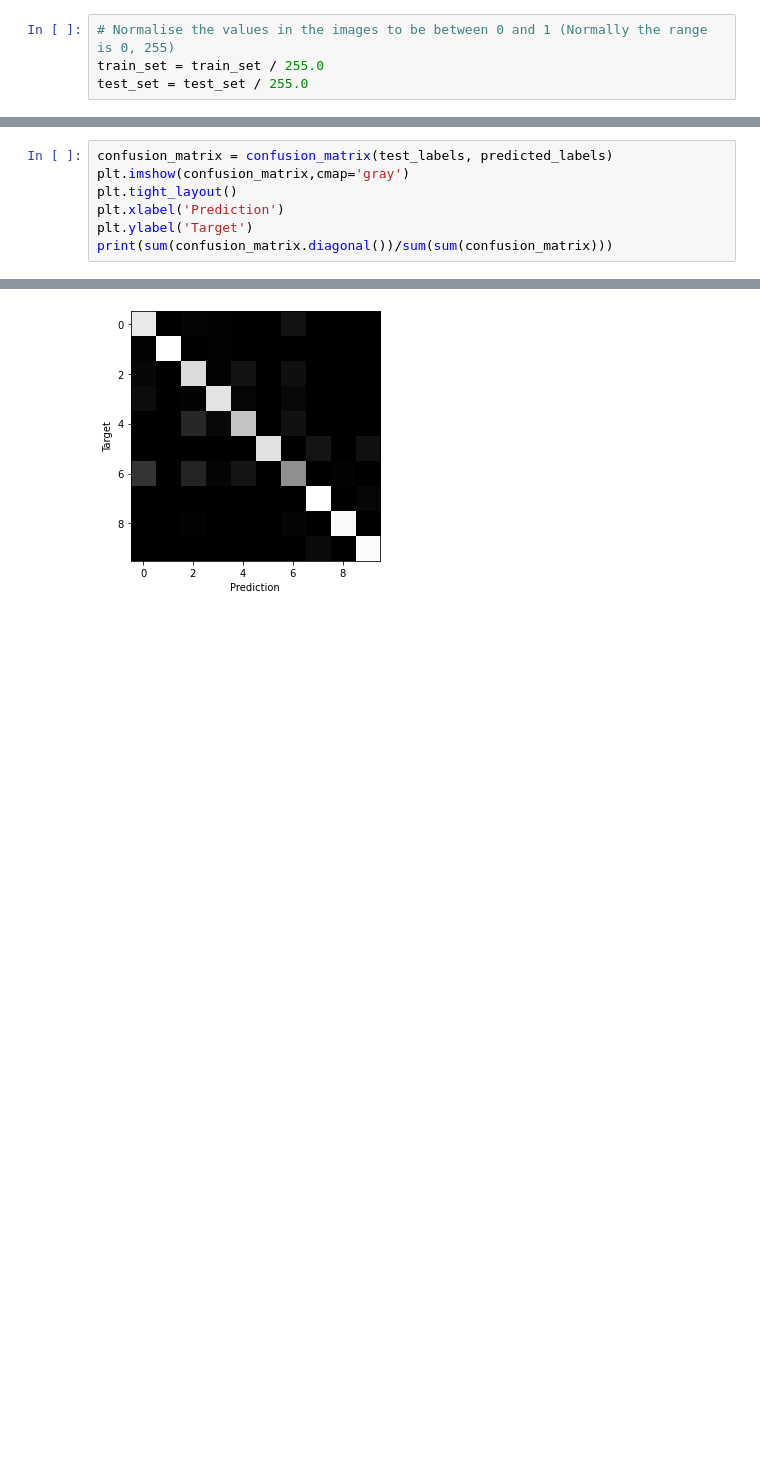
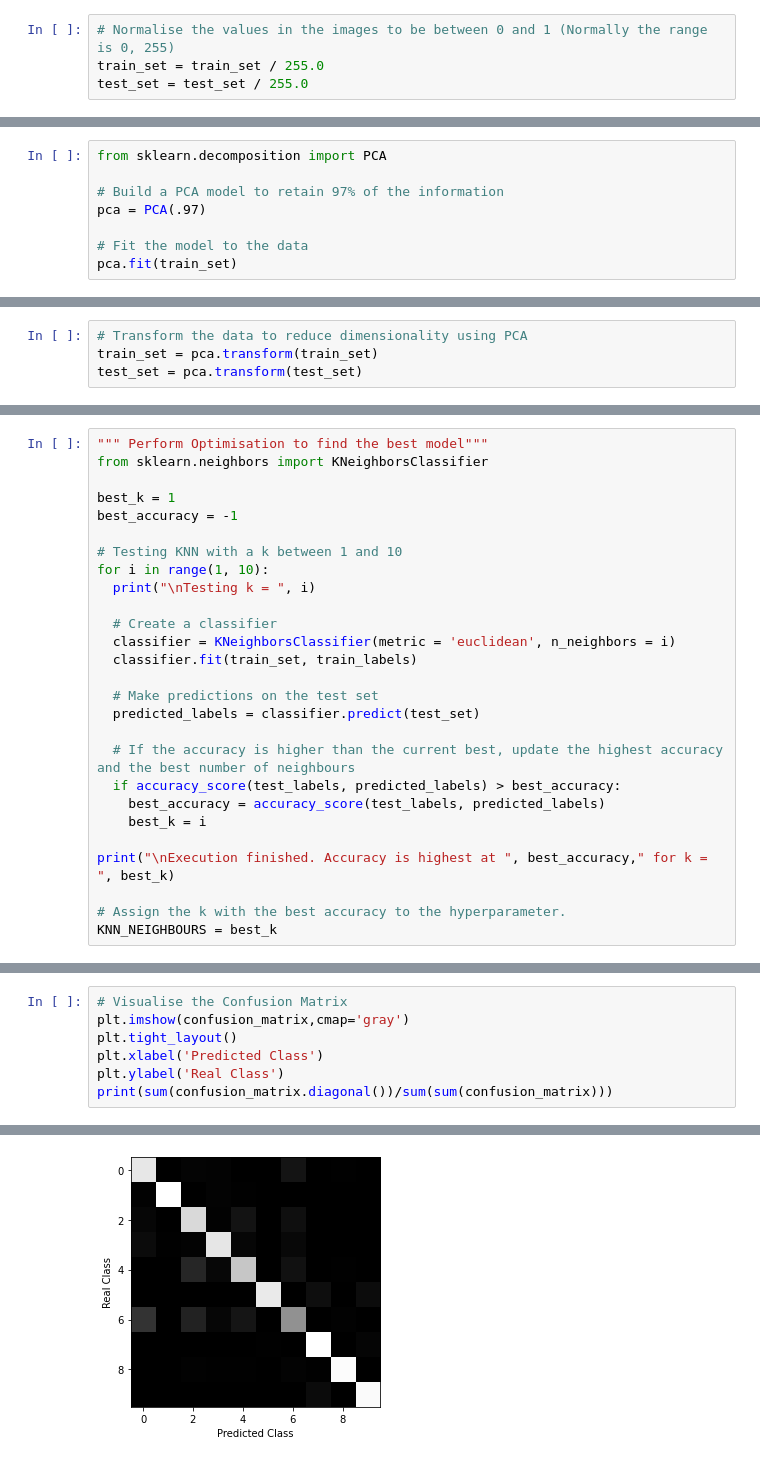
Before and after one commit to reni-hristova/Classification-Fashion-MNIST, a Jupyter notebook: KNN.ipynb, the cells around one changed output, grey strips where cells are left out. Saved outputs shown, nothing was run; the diff lists cells and outputs as text; blank space fills up the shorter version.

```diff
--- a/KNN.ipynb
+++ b/KNN.ipynb
@@ -195,0 +67,8 @@ print(train_set.shape)
+# %%
+from sklearn.decomposition import PCA
+
+# Build a PCA model to retain 97% of the information
+pca = PCA(.97)
+
+# Fit the model to the data
+pca.fit(train_set)
@@ -195,0 +78,4 @@ print(train_set.shape)
+# %%
+# Transform the data to reduce dimensionality using PCA
+train_set = pca.transform(train_set)
+test_set = pca.transform(test_set)
@@ -195,0 +85,27 @@ print(train_set.shape)
+# %%
+""" Perform Optimisation to find the best model"""
+from sklearn.neighbors import KNeighborsClassifier
+
+best_k = 1
+best_accuracy = -1
+
+# Testing KNN with a k between 1 and 10
+for i in range(1, 10):
+  print("\nTesting k = ", i)
+
+  # Create a classifier
+  classifier = KNeighborsClassifier(metric = 'euclidean', n_neighbors = i)
+  classifier.fit(train_set, train_labels)
+
+  # Make predictions on the test set
+  predicted_labels = classifier.predict(test_set)
+
+  # If the accuracy is higher than the current best, update the highest accuracy and the best number of neighbours
+  if accuracy_score(test_labels, predicted_labels) > best_accuracy:
+    best_accuracy = accuracy_score(test_labels, predicted_labels)
+    best_k = i
+
+print("\nExecution finished. Accuracy is highest at ", best_accuracy," for k = ", best_k)
+
+# Assign the k with the best accuracy to the hyperparameter.
+KNN_NEIGHBOURS = best_k
@@ -254,8 +178,8 @@ Number of Neighbours is  4
 # %%
-confusion_matrix = confusion_matrix(test_labels, predicted_labels)
+# Visualise the Confusion Matrix
 plt.imshow(confusion_matrix,cmap='gray')
 plt.tight_layout()
-plt.xlabel('Prediction')
-plt.ylabel('Target')
+plt.xlabel('Predicted Class')
+plt.ylabel('Real Class')
 print(sum(confusion_matrix.diagonal())/sum(sum(confusion_matrix)))
 # %% [output]
@@ -263 +187 @@ print(sum(confusion_matrix.diagonal())/sum(sum(confusion_matrix)))
-[figure, old version]
+[figure, new version]
```
Also changed, not shown: parts of 25 cells of this notebook.
